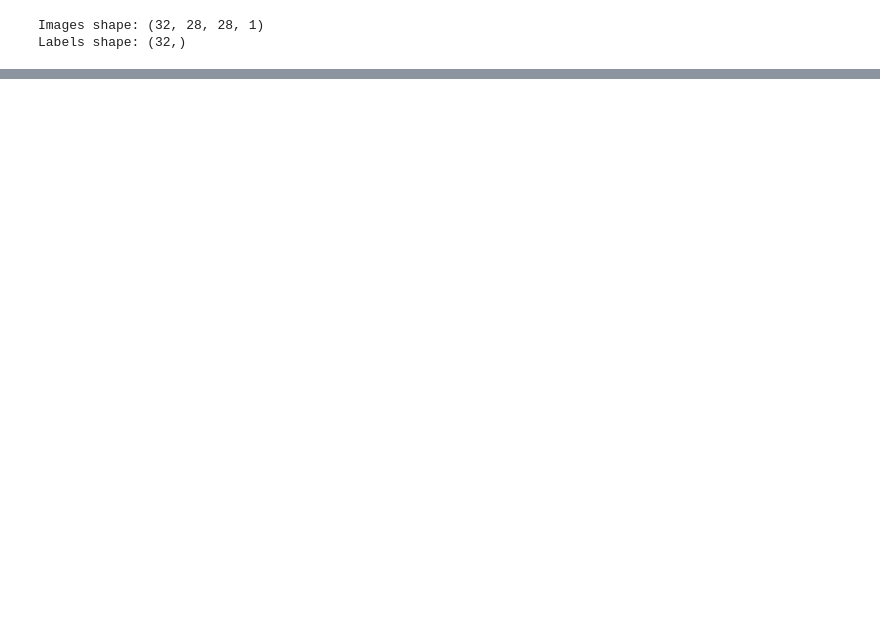
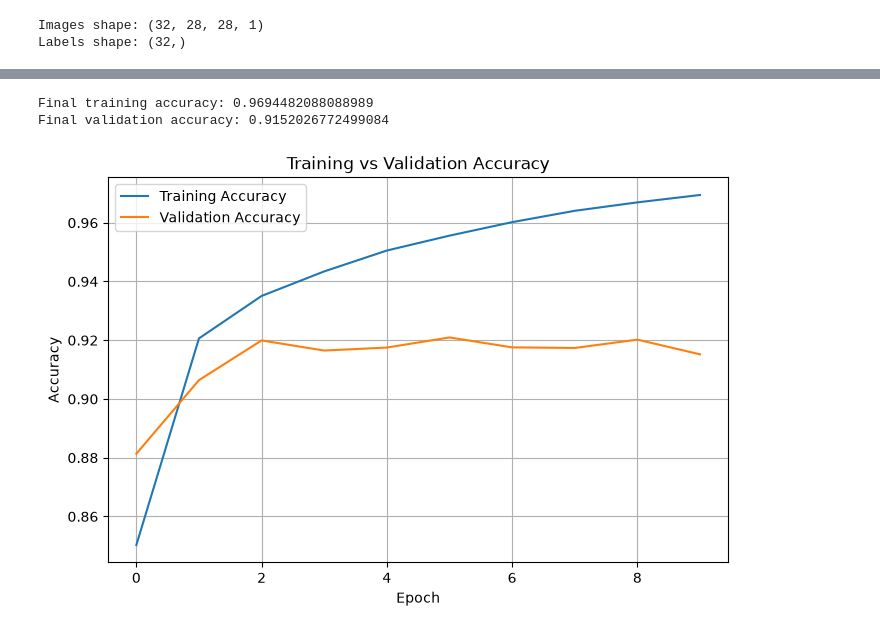
Before and after one commit to fajsef9/handwritten-alphabet-recognizer, a Jupyter notebook: notebooks/01_dataset_exploration.ipynb, the cells around one changed output, grey strips where cells are left out. Drawn from its saved outputs; the diff is of its cells as text; code cells hidden in the pictures; blank space fills up the shorter version.

Commit message:
Train first CNN model

```diff
--- a/notebooks/01_dataset_exploration.ipynb
+++ b/notebooks/01_dataset_exploration.ipynb
@@ -261,8 +263,6 @@ for images, labels in train_dataset.take(1):
 # %% [output]
 Images shape: (32, 28, 28, 1)
 Labels shape: (32,)
-# %%
-train_dataset = train_dataset.shuffle(10000)
 # %%
 train_dataset = train_dataset.prefetch(tf.data.AUTOTUNE)
 test_dataset = test_dataset.prefetch(tf.data.AUTOTUNE)
@@ -275,0 +281,18 @@ Labels shape: (32,)
+# %%
+model = tf.keras.Sequential([
+    tf.keras.layers.Input(shape=(28, 28, 1)),
+
+    tf.keras.layers.Conv2D(32, (3, 3), activation="relu"),
+
+    tf.keras.layers.MaxPooling2D((2, 2)),
+
+    tf.keras.layers.Conv2D(64, (3, 3), activation="relu"),
+
+    tf.keras.layers.MaxPooling2D((2, 2)),
+
+    tf.keras.layers.Flatten(),
+
+    tf.keras.layers.Dense(128, activation="relu"),
+
+    tf.keras.layers.Dense(26, activation="softmax")
+])
@@ -275,0 +323,6 @@ Labels shape: (32,)
+# %%
+model.compile(
+    optimizer="adam",
+    loss="sparse_categorical_crossentropy",
+    metrics=["accuracy"]
+)
@@ -275,0 +332,6 @@ Labels shape: (32,)
+# %%
+history = model.fit(
+    train_dataset,
+    epochs=10,
+    validation_data=test_dataset
+)
@@ -275,0 +359,21 @@ Labels shape: (32,)
+# %%
+print("Final training accuracy:", history.history["accuracy"][-1])
+print("Final validation accuracy:", history.history["val_accuracy"][-1])
+# %% [output]
+Final training accuracy: 0.9694482088088989
+Final validation accuracy: 0.9152026772499084
+# %%
+plt.figure(figsize=(8, 5))
+
+plt.plot(history.history["accuracy"], label="Training Accuracy")
+plt.plot(history.history["val_accuracy"], label="Validation Accuracy")
+
+plt.xlabel("Epoch")
+plt.ylabel("Accuracy")
+plt.title("Training vs Validation Accuracy")
+plt.legend()
+plt.grid()
+
+plt.show()
+# %% [output]
+[figure, added]
```
Also changed, not shown: parts of 10 cells of this notebook.
